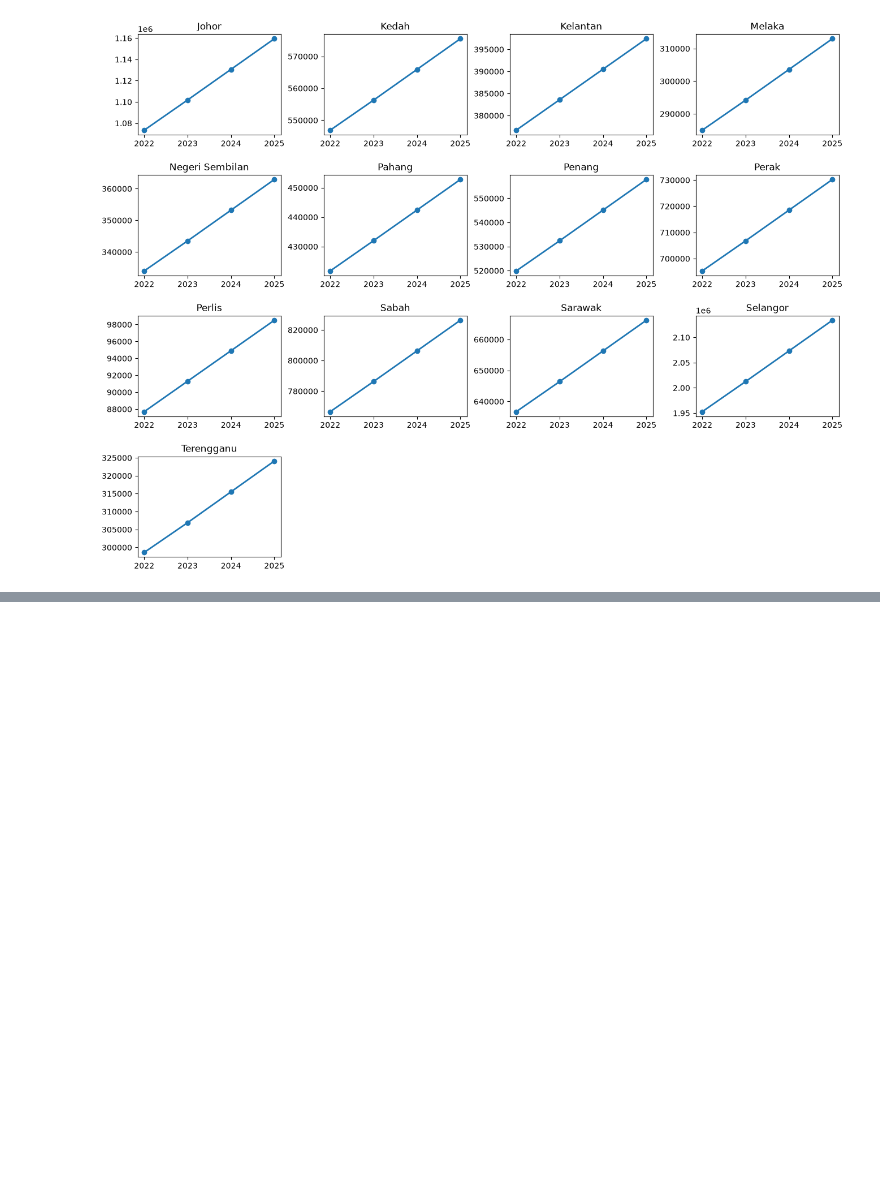
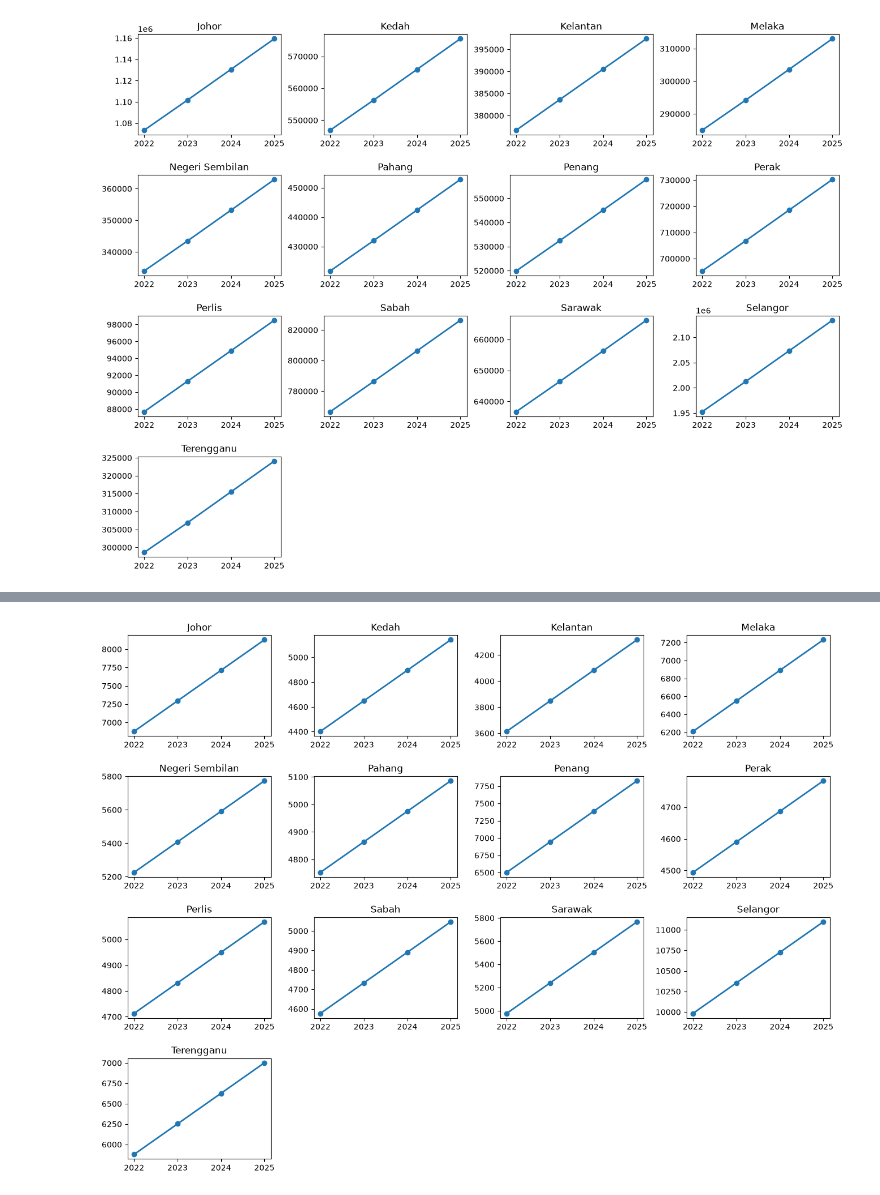
Before and after one commit to blablablacksheep11/DOSM-Datathon, a Jupyter notebook: cleaning.ipynb, the cells around one changed output, grey strips where cells are left out. Drawn from its saved outputs; the diff is of its cells as text; code cells hidden in the pictures; blank space fills up the shorter version.

```diff
--- a/cleaning.ipynb
+++ b/cleaning.ipynb
@@ -143,0 +163,19 @@ plt.show()
+# %%
+plt.style.use('default')
+
+states = df["State"].unique()
+
+fig = plt.figure(figsize=(16, 12), facecolor='white')
+
+for i in range(len(states)):
+    data = df[df["State"] == states[i]].sort_values("Year")
+
+    plt.subplot(4, 4, i+1)
+    plt.plot(data["Year"], data["Income median (RM)"], marker='o', color='tab:blue', linewidth=2)
+    plt.title(states[i])
+    plt.gca().set_facecolor('white')
+
+plt.subplots_adjust(wspace=0.3, hspace=0.4)
+plt.show()
+# %% [output]
+[figure, added]
```
Also changed, not shown: parts of 5 cells of this notebook.
